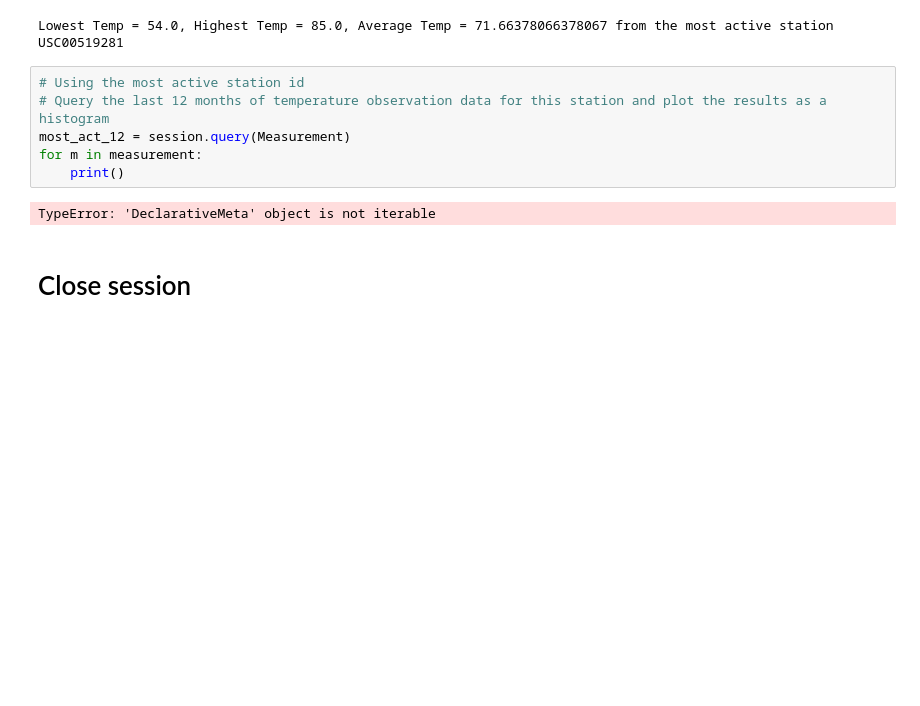
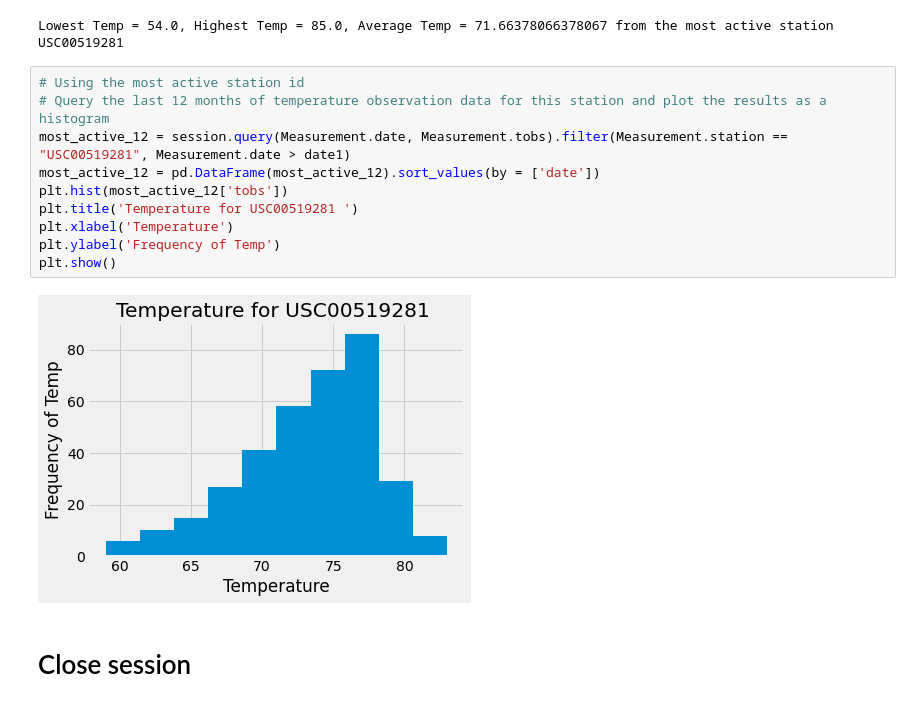
Before and after one commit to jconcha56429/sqlalchemy_challenge, a Jupyter notebook: climate_starter.ipynb, the cells around one changed output. Drawn from its saved outputs; the diff is of its cells as text; blank space fills up the shorter version.

```diff
--- a/climate_starter.ipynb
+++ b/climate_starter.ipynb
@@ -131,11 +131,15 @@ Lowest Temp = 54.0, Highest Temp = 85.0, Average Temp = 71.66378066378067 from t
 # %%
 # Using the most active station id
 # Query the last 12 months of temperature observation data for this station and plot the results as a histogram
-most_act_12 = session.query(Measurement)
-for m in measurement:
-    print()
+most_active_12 = session.query(Measurement.date, Measurement.tobs).filter(Measurement.station == "USC00519281", Measurement.date > date1)
+most_active_12 = pd.DataFrame(most_active_12).sort_values(by = ['date'])
+plt.hist(most_active_12['tobs'])
+plt.title('Temperature for USC00519281 ')
+plt.xlabel('Temperature')
+plt.ylabel('Frequency of Temp')
+plt.show()
 # %% [output]
-TypeError: 'DeclarativeMeta' object is not iterable
+[figure, added]
 # %% [markdown]
 # Close session
 # %%
```
